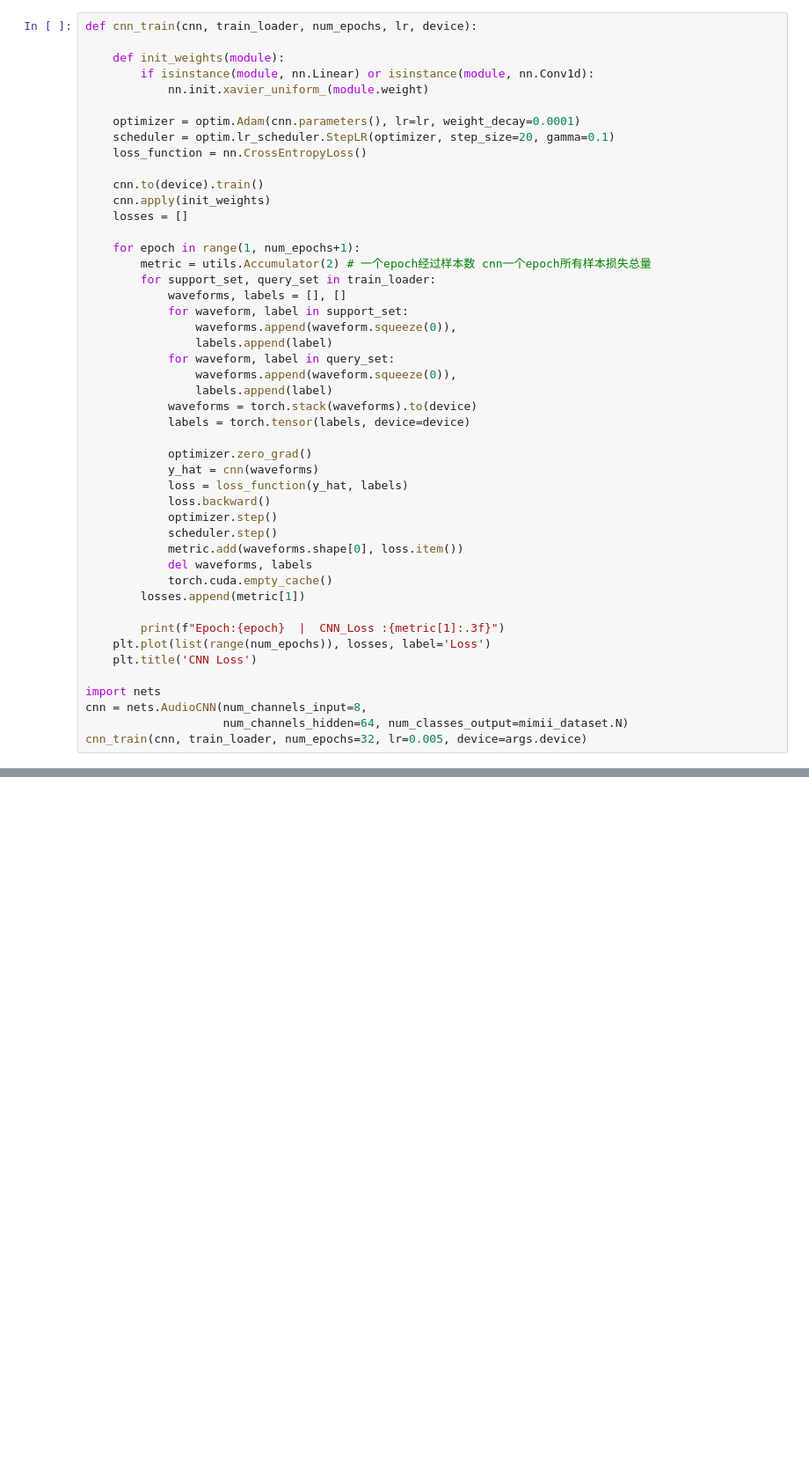
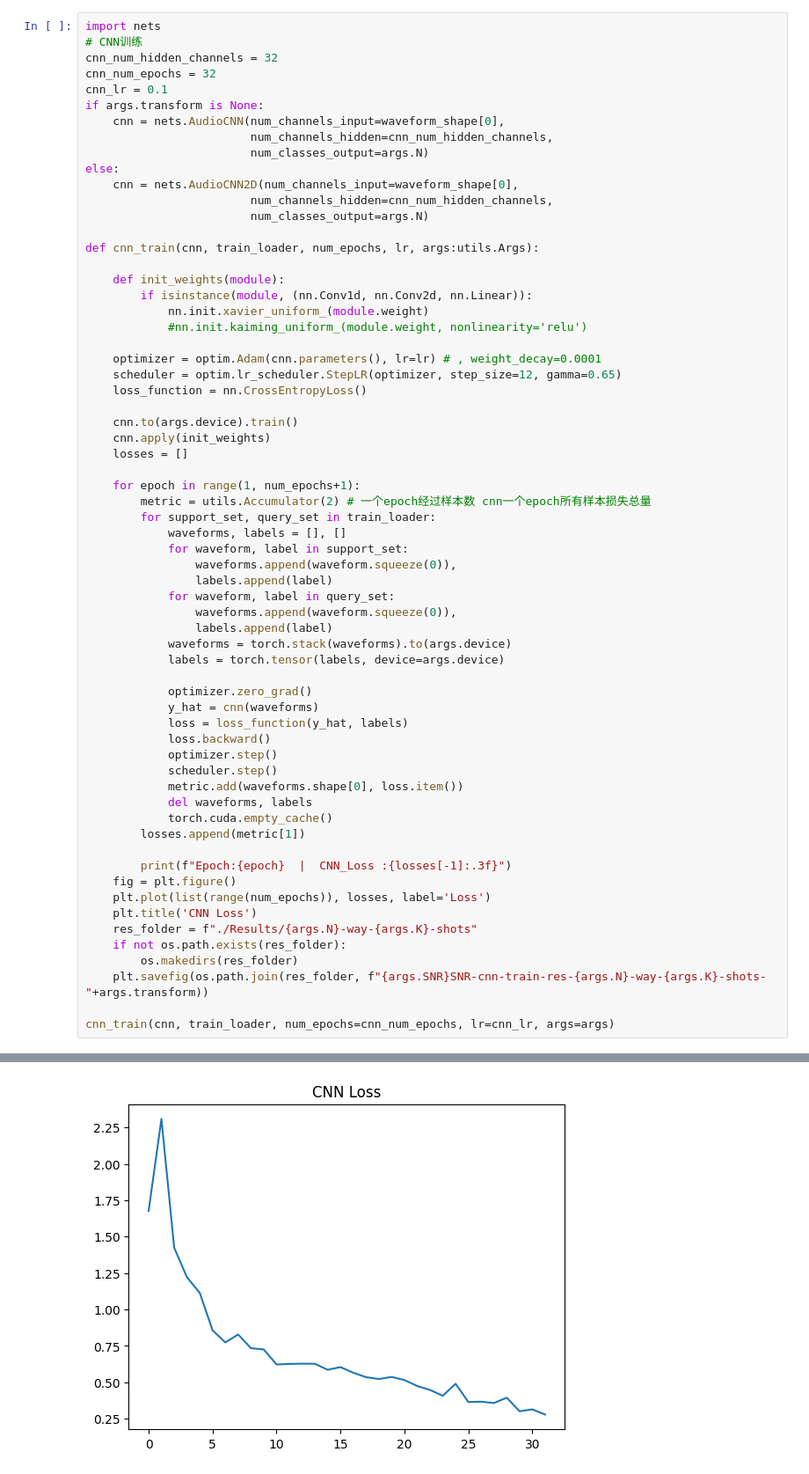
Before and after one commit to L1ndenbaum/GraphConvNetwork, a Jupyter notebook: GraphConv.ipynb, the cells around one changed output, grey strips where cells are left out. Shown: that part at 88% size. Cells and saved outputs as stored; diff of their text form; blank space fills up the shorter version.

```diff
--- a/GraphConv.ipynb
+++ b/GraphConv.ipynb
@@ -60,15 +65,30 @@ for support_set, _ in train_loader:
 # %%
-def cnn_train(cnn, train_loader, num_epochs, lr, device):
+import nets
+# CNN训练
+cnn_num_hidden_channels = 32
+cnn_num_epochs = 32
+cnn_lr = 0.1
+if args.transform is None:
+    cnn = nets.AudioCNN(num_channels_input=waveform_shape[0],
+                        num_channels_hidden=cnn_num_hidden_channels,
+                        num_classes_output=args.N)
+else:
+    cnn = nets.AudioCNN2D(num_channels_input=waveform_shape[0],
+                        num_channels_hidden=cnn_num_hidden_channels,
+                        num_classes_output=args.N)
+
+def cnn_train(cnn, train_loader, num_epochs, lr, args:utils.Args):
 
     def init_weights(module):
-        if isinstance(module, nn.Linear) or isinstance(module, nn.Conv1d):
+        if isinstance(module, (nn.Conv1d, nn.Conv2d, nn.Linear)):
             nn.init.xavier_uniform_(module.weight)
+            #nn.init.kaiming_uniform_(module.weight, nonlinearity='relu')
 
-    optimizer = optim.Adam(cnn.parameters(), lr=lr, weight_decay=0.0001)
-    scheduler = optim.lr_scheduler.StepLR(optimizer, step_size=20, gamma=0.1)
+    optimizer = optim.Adam(cnn.parameters(), lr=lr) # , weight_decay=0.0001
+    scheduler = optim.lr_scheduler.StepLR(optimizer, step_size=12, gamma=0.65)
     loss_function = nn.CrossEntropyLoss()
 
-    cnn.to(device).train()
+    cnn.to(args.device).train()
     cnn.apply(init_weights)
     losses = []
 
@@ -82,8 +102,8 @@ def cnn_train(cnn, train_loader, num_epochs, lr, device):
             for waveform, label in query_set:
                 waveforms.append(waveform.squeeze(0)),
                 labels.append(label)
-            waveforms = torch.stack(waveforms).to(device)
-            labels = torch.tensor(labels, device=device)
+            waveforms = torch.stack(waveforms).to(args.device)
+            labels = torch.tensor(labels, device=args.device)
 
             optimizer.zero_grad()
             y_hat = cnn(waveforms)
@@ -96,12 +116,14 @@ def cnn_train(cnn, train_loader, num_epochs, lr, device):
             torch.cuda.empty_cache()
         losses.append(metric[1])
 
-        print(f"Epoch:{epoch}  |  CNN_Loss :{metric[1]:.3f}")
+        print(f"Epoch:{epoch}  |  CNN_Loss :{losses[-1]:.3f}")
+    fig = plt.figure()
     plt.plot(list(range(num_epochs)), losses, label='Loss')
     plt.title('CNN Loss')
+    res_folder = f"./Results/{args.N}-way-{args.K}-shots"
+    if not os.path.exists(res_folder):
+        os.makedirs(res_folder)
+    plt.savefig(os.path.join(res_folder, f"{args.SNR}SNR-cnn-train-res-{args.N}-way-{args.K}-shots-"+args.transform))
 
-import nets
-cnn = nets.AudioCNN(num_channels_input=8,
-                    num_channels_hidden=64, num_classes_output=mimii_dataset.N)
-cnn_train(cnn, train_loader, num_epochs=32, lr=0.005, device=args.device)
+cnn_train(cnn, train_loader, num_epochs=cnn_num_epochs, lr=cnn_lr, args=args)
 # %% [output]
@@ -108,0 +147 @@ RuntimeError: Expected 2D (unbatched) or 3D (batched) input to conv1d, but got i
+[figure, added]
```
Also changed, not shown: parts of 9 cells of this notebook, 5 other files.
